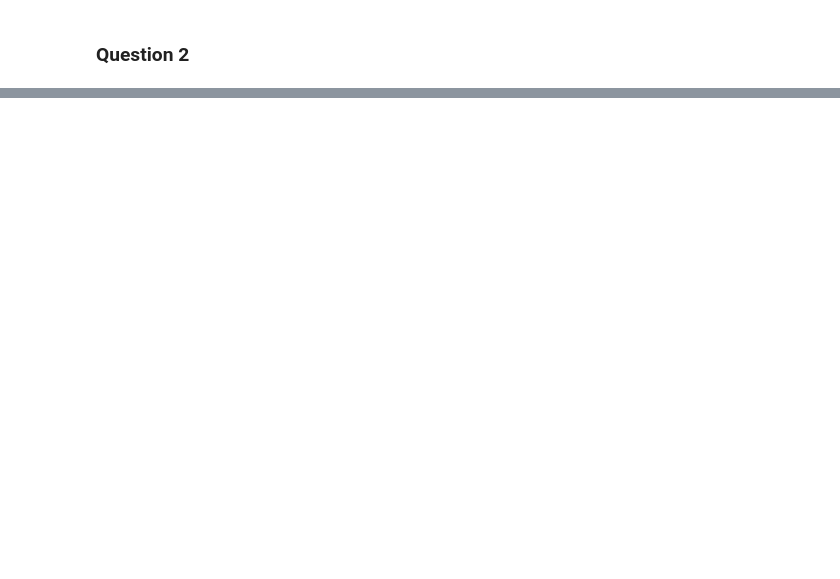
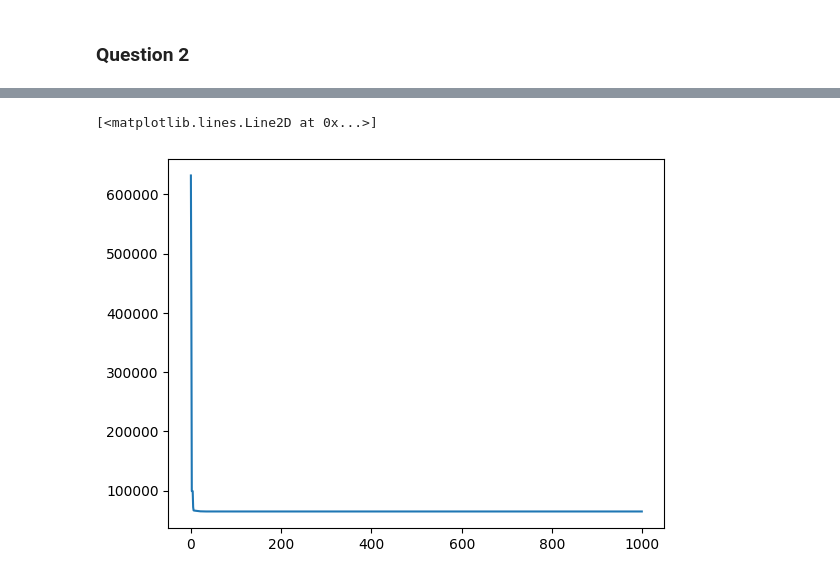
Before and after one commit to KpihX/random-explorer, a Jupyter notebook: Random_Explorer.ipynb, the cells around one changed output, grey strips where cells are left out. Saved outputs shown, nothing was run; the diff lists cells and outputs as text; code cells hidden in the pictures; blank space fills up the shorter version.

```diff
--- a/Random_Explorer.ipynb
+++ b/Random_Explorer.ipynb
@@ -96,0 +255,7 @@ plot_environment(file_path)
+# %%
+import matplotlib.pyplot as plt
+
+plt.plot(history)
+# %% [output]
+[<matplotlib.lines.Line2D at 0x...>]
+[figure, added]
```
Also changed, not shown: parts of 16 cells of this notebook, 10 other files.
